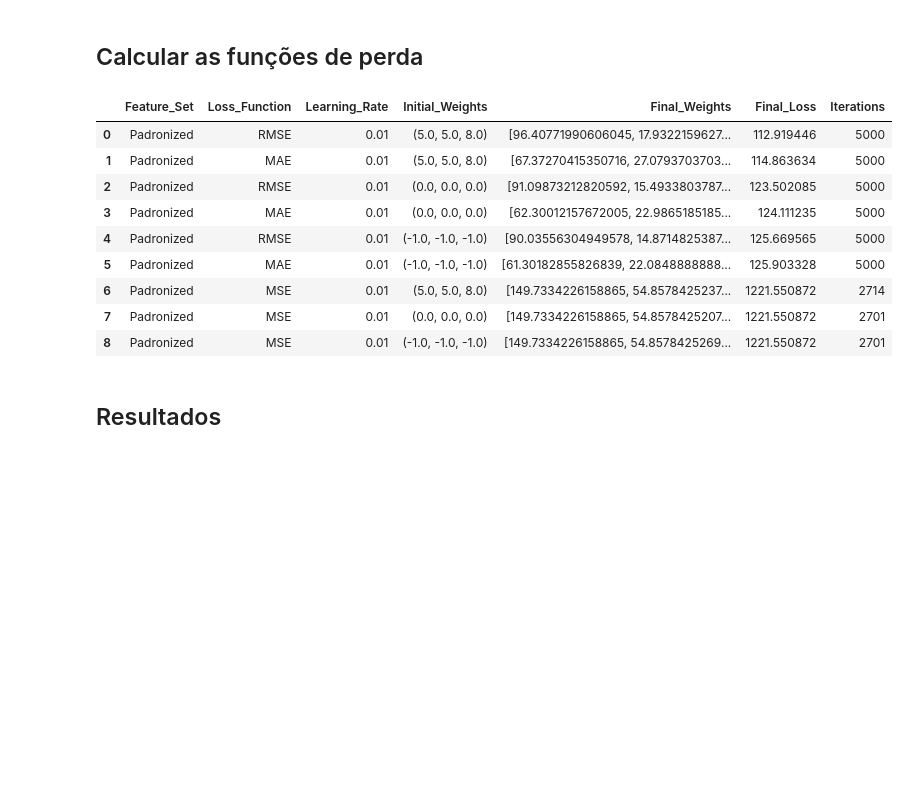
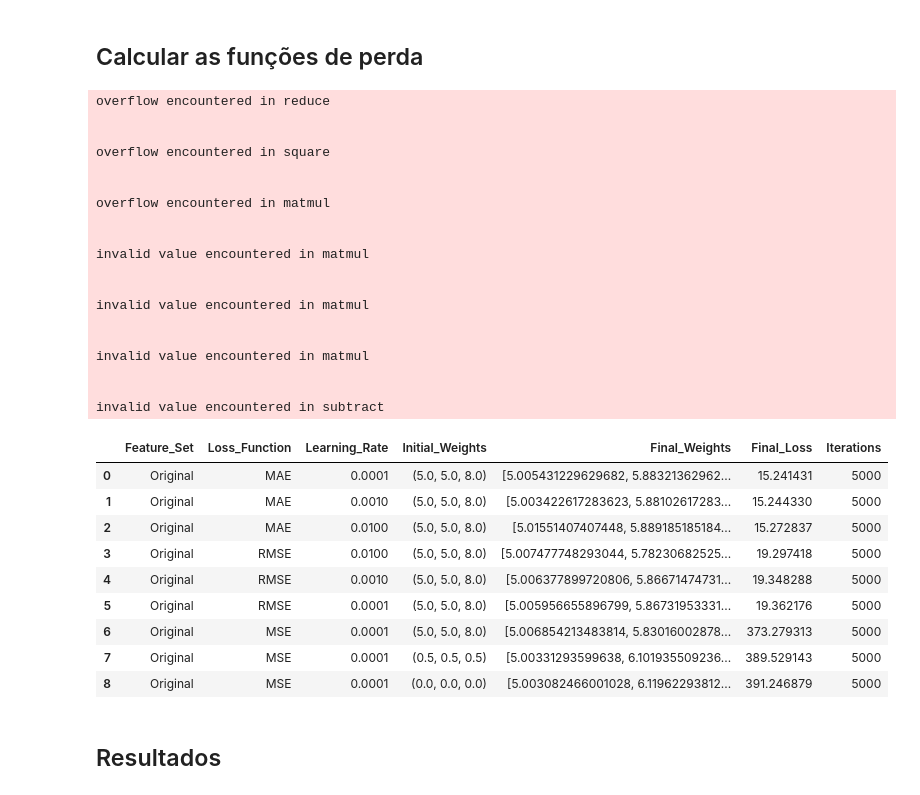
Before and after one commit to matheusssilva991/rna_tarefas_mestrado, a Jupyter notebook: src/tarefa2.ipynb, the cells around one changed output. Drawn from its saved outputs; the diff is of its cells as text; code cells hidden in the pictures; blank space fills up the shorter version.

```diff
--- a/src/tarefa2.ipynb
+++ b/src/tarefa2.ipynb
@@ -114,14 +114,14 @@ features_pradonized = features.copy()
 features_pradonized['x'] = padronize(features['x'])
 features_pradonized['y'] = padronize(features['y'])
 
-features_list = [features_normalized, features_pradonized]
-features_names = ['Min-Max Normalized', 'Padronized']
+features_list = [features, features_normalized, features_pradonized]
+features_names = ['Original', 'Min-Max Normalized', 'Padronized']
 
 loss_fn_names = ['MSE', 'MAE', 'RMSE']
 loss_fn_makers = [make_mse_loss_function, make_mae_loss_function, make_rmse_loss_function]
 
 learning_rates = [0.01, 0.001, 0.0001]
-initial_weights = [np.zeros(3), np.array([5.0, 5.0, 8.0]), np.array([-1.0, -1.0, -1.0])]
+initial_weights = [np.zeros(3), np.array([5.0, 5.0, 8.0]), np.array([0.5, 0.5, 0.5])]
 n_iterations = 5000
 tolerance = 1e-6
 
@@ -143,41 +143,60 @@ for feature_set, feature_name in zip(features_list, features_names):
                     grad_loss_function,
                     learning_rate=lr,
                     max_iter=n_iterations,
                     tolerance=tolerance
                 )
 
                 key = (feature_name, loss_fn_name, lr, tuple(initial_w))
                 dict_results[key] = {
                     'weights': weights,
                     'losses': losses,
                     'n_iters': n_iters
                 }
 
 df_result = pd.DataFrame([
     {
         'Feature_Set': key[0],
         'Loss_Function': key[1],
         'Learning_Rate': key[2],
         'Initial_Weights': key[3],
         'Final_Weights': value['weights'][-1],
         'Final_Loss': value['losses'][-1],
         'Iterations': value['n_iters']
     }
     for key, value in dict_results.items()
 ])
 
 
 df_result.sort_values(by='Final_Loss').groupby('Loss_Function').head(3).reset_index(drop=True)
 # %% [output]
+overflow encountered in reduce
+
+
+overflow encountered in square
+
+
+overflow encountered in matmul
+
+
+invalid value encountered in matmul
+
+
+invalid value encountered in matmul
+
+
+invalid value encountered in matmul
+
+
+invalid value encountered in subtract
 |  | Feature_Set | Loss_Function | Learning_Rate | Initial_Weights | Final_Weights | Final_Loss | Iterations |
-| 0 | Padronized | RMSE | 0.01 | (5.0, 5.0, 8.0) | [96.40771990606045, 17.9322159627... | 112.919446 | 5000 |
-| 1 | Padronized | MAE | 0.01 | (5.0, 5.0, 8.0) | [67.37270415350716, 27.0793703703... | 114.863634 | 5000 |
-| 2 | Padronized | RMSE | 0.01 | (0.0, 0.0, 0.0) | [91.09873212820592, 15.4933803787... | 123.502085 | 5000 |
-| 3 | Padronized | MAE | 0.01 | (0.0, 0.0, 0.0) | [62.30012157672005, 22.9865185185... | 124.111235 | 5000 |
-| 4 | Padronized | RMSE | 0.01 | (-1.0, -1.0, -1.0) | [90.03556304949578, 14.8714825387... | 125.669565 | 5000 |
-| 5 | Padronized | MAE | 0.01 | (-1.0, -1.0, -1.0) | [61.30182855826839, 22.0848888888... | 125.903328 | 5000 |
-| 6 | Padronized | MSE | 0.01 | (5.0, 5.0, 8.0) | [149.7334226158865, 54.8578425237... | 1221.550872 | 2714 |
-| 7 | Padronized | MSE | 0.01 | (0.0, 0.0, 0.0) | [149.7334226158865, 54.8578425207... | 1221.550872 | 2701 |
-| 8 | Padronized | MSE | 0.01 | (-1.0, -1.0, -1.0) | [149.7334226158865, 54.8578425269... | 1221.550872 | 2701 |
+| 0 | Original | MAE | 0.0001 | (5.0, 5.0, 8.0) | [5.005431229629682, 5.88321362962... | 15.241431 | 5000 |
+| 1 | Original | MAE | 0.0010 | (5.0, 5.0, 8.0) | [5.003422617283623, 5.88102617283... | 15.244330 | 5000 |
+| 2 | Original | MAE | 0.0100 | (5.0, 5.0, 8.0) | [5.01551407407448, 5.889185185184... | 15.272837 | 5000 |
+| 3 | Original | RMSE | 0.0100 | (5.0, 5.0, 8.0) | [5.007477748293044, 5.78230682525... | 19.297418 | 5000 |
+| 4 | Original | RMSE | 0.0010 | (5.0, 5.0, 8.0) | [5.006377899720806, 5.86671474731... | 19.348288 | 5000 |
+| 5 | Original | RMSE | 0.0001 | (5.0, 5.0, 8.0) | [5.005956655896799, 5.86731953331... | 19.362176 | 5000 |
+| 6 | Original | MSE | 0.0001 | (5.0, 5.0, 8.0) | [5.006854213483814, 5.83016002878... | 373.279313 | 5000 |
+| 7 | Original | MSE | 0.0001 | (0.5, 0.5, 0.5) | [5.00331293599638, 6.101935509236... | 389.529143 | 5000 |
+| 8 | Original | MSE | 0.0001 | (0.0, 0.0, 0.0) | [5.003082466001028, 6.11962293812... | 391.246879 | 5000 |
 # %% [markdown]
 ## Resultados
```
Also changed, not shown: parts of 3 cells of this notebook, 1 other file.
